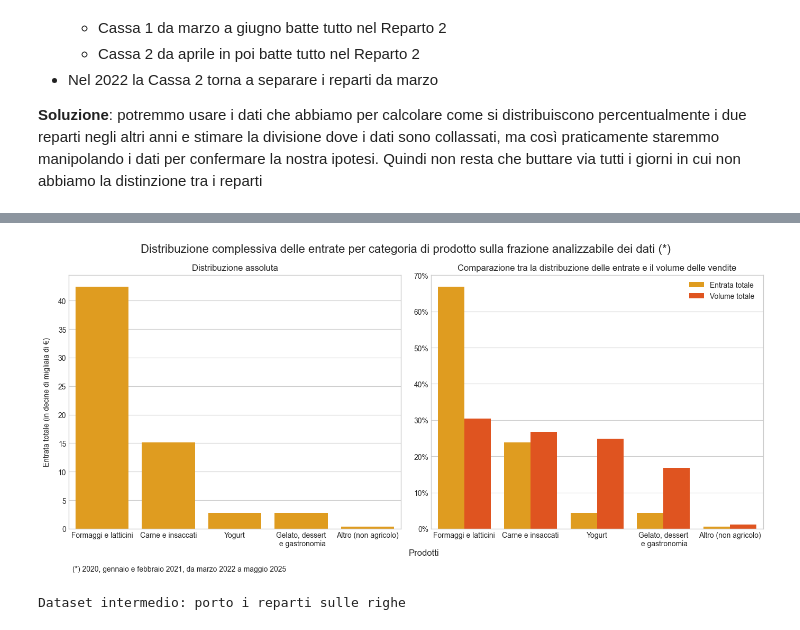
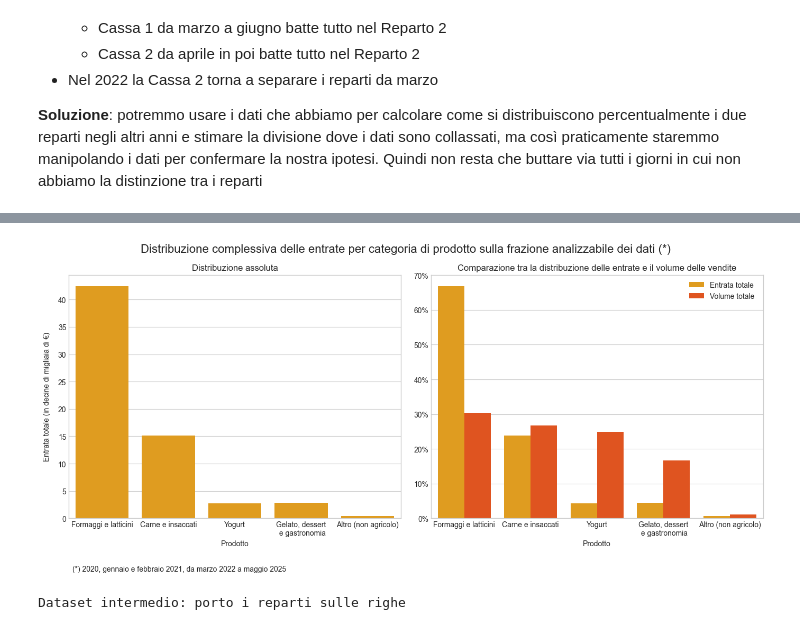
Before and after one commit to panda-with-issues/Fond-Scienze-dei-Dati-progetto, a Jupyter notebook: analisi_corrispettivi_la_di_cjastelan.ipynb, the cells around one changed output, grey strips where cells are left out. Saved outputs shown, nothing was run; the diff lists cells and outputs as text; code cells hidden in the pictures.

```diff
--- a/analisi_corrispettivi_la_di_cjastelan.ipynb
+++ b/analisi_corrispettivi_la_di_cjastelan.ipynb
@@ -1364,14 +1364,14 @@ print('Conteggio di quanti giorni in totale un reparto compare nel corrispettivo
 display(reparti_count)
 
 reparti_sums['Count'] = reparti_count['Count']
-reparti_sums['Prodotti'] = ['Formaggi e latticini', 'Carne e insaccati', 'Yogurt', 'Gelato, dessert\n e gastronomia', 'Altro (non agricolo)']
+reparti_sums['Prodotto'] = ['Formaggi e latticini', 'Carne e insaccati', 'Yogurt', 'Gelato, dessert\n e gastronomia', 'Altro (non agricolo)']
 reparti_sums['Entrata totale (%)'] = reparti_sums['Totale'] / reparti_sums['Totale'].sum() * 100
 reparti_sums['Volume totale (%)'] = reparti_sums['Count'] / reparti_sums['Count'].sum() * 100
 
 print('Dataset con i totali di entrate e conteggi')
 display(reparti_sums)
 
-reparti_sums_melted = reparti_sums.melt(id_vars='Prodotti', value_vars=['Entrata totale (%)', 'Volume totale (%)'], var_name='Tipo')
+reparti_sums_melted = reparti_sums.melt(id_vars='Prodotto', value_vars=['Entrata totale (%)', 'Volume totale (%)'], var_name='Tipo')
 print('Stesso dataset massaggiato in forma lunga per poter plottare due serie insieme')
 reparti_sums_melted
 # %% [output]
@@ -1419,42 +1419,39 @@ n_ax = axes[1]
 fig.suptitle('Distribuzione complessiva delle entrate per categoria di prodotto sulla frazione analizzabile dei dati (*)', fontsize=16)
 
 # assoluto
-sns.barplot(data=reparti_sums, x='Prodotti', y='Totale', color=barplot_palette[0], ax=abs_ax)
+sns.barplot(data=reparti_sums, x='Prodotto', y='Totale', color=barplot_palette[0], ax=abs_ax)
 
 abs_ax.set_ylabel('Entrata totale (in decine di migliaia di €)', labelpad=10)
 abs_ax.yaxis.set_major_formatter(plt.FuncFormatter(lambda tick, pos: f'{int(tick/10_000)}'))
 
 abs_ax.tick_params(axis='x', labelsize=10)
 
 abs_ax.set_title('Distribuzione assoluta')
 
 # relativo
-sns.barplot(data=reparti_sums_melted, x='Prodotti', y='value', hue='Tipo', palette={'Entrata totale (%)': barplot_palette[0], 'Volume totale (%)': barplot_palette[1]}, ax=n_ax)
+sns.barplot(data=reparti_sums_melted, x='Prodotto', y='value', hue='Tipo', palette={'Entrata totale (%)': barplot_palette[0], 'Volume totale (%)': barplot_palette[1]}, ax=n_ax)
 
 n_ax.set_ylabel('')
 n_ax.yaxis.set_major_formatter(plt.FuncFormatter(lambda tick, pos: f'{int(tick)}%'))
 
 n_ax.tick_params(axis='x', labelsize=10)
 
 n_ax.set_title('Comparazione tra la distribuzione delle entrate e il volume delle vendite')
 
 # tolgo il titolo e il simbolo % dalla legenda
 handles, labels = n_ax.get_legend_handles_labels()
 labels = [l[:-3] for l in labels]
 n_ax.legend(handles=handles, labels=labels)
 sns.move_legend(n_ax, "best")
 
 # finto asse x comune
-abs_ax.set_xlabel('')
-n_ax.set_xlabel('')
-fig.text(0.525, 0, 'Prodotti', ha='center', fontsize=12)
 fig.text(0.05, -0.05, '(*) 2020, gennaio e febbraio 2021, da marzo 2022 a maggio 2025')
 
 fig.tight_layout()
 #fig.subplots_adjust(top=0.88)
 plt.show()
 # %% [output]
-[figure, old version]
+[figure, new version]
 # %%
 reparti = corrispettivi_df.copy()
 
```
Also changed, not shown: parts of 13 cells of this notebook.
